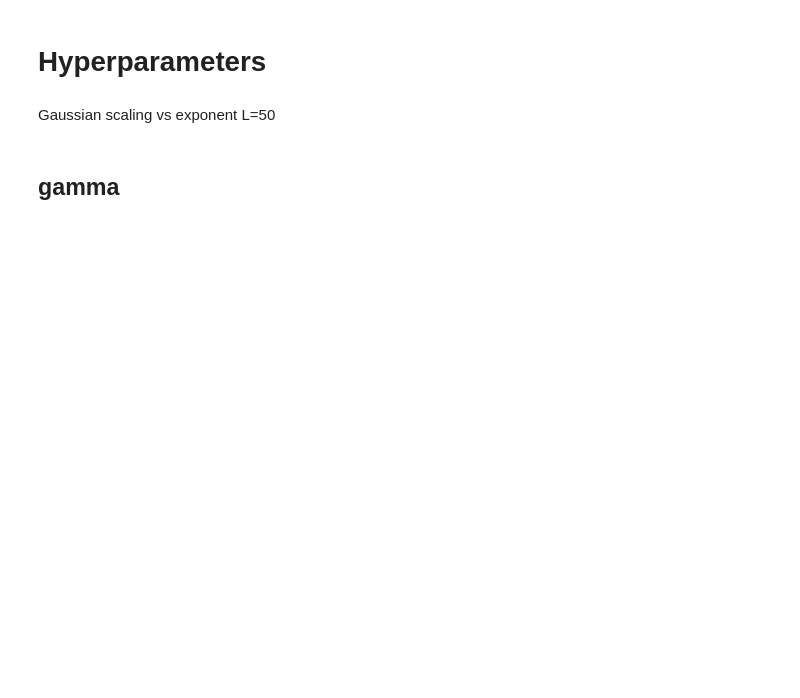
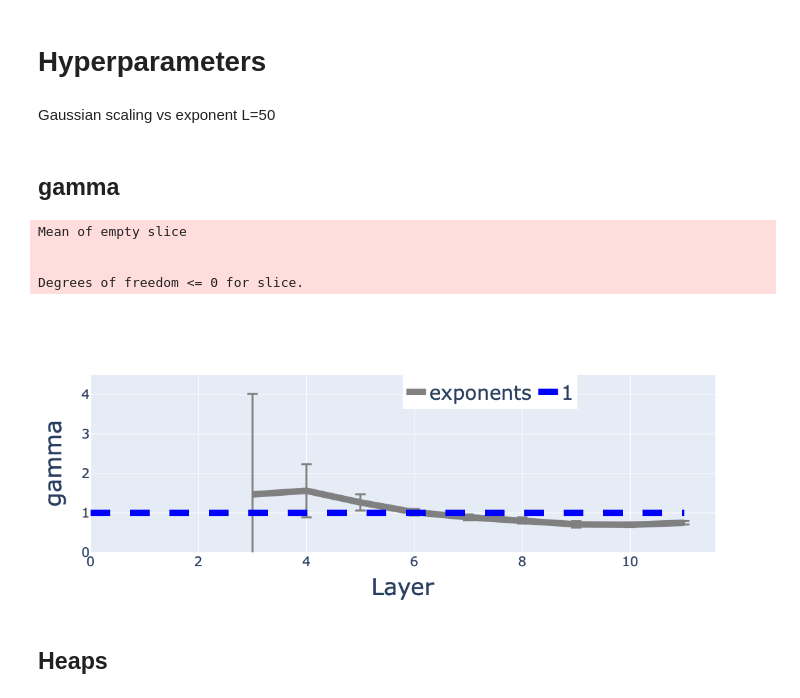
Before and after one commit to fvalle1/latentrees, a Jupyter notebook: sampletree.ipynb, the cells around one changed output. Saved outputs shown, nothing was run; the diff lists cells and outputs as text; code cells hidden in the pictures; blank space fills up the shorter version.

```diff
--- a/sampletree.ipynb
+++ b/sampletree.ipynb
@@ -303,25 +228,37 @@ def get_exp(layer)->float:
     try:
         layer_of_interest = layer
         cnts = layer_of_interest.sorted_nodes/np.sum(layer_of_interest.sorted_nodes)
-        x = np.linspace(1, len(layer_of_interest), len(layer_of_interest))
+        cnts = np.sort(cnts[cnts>0])[::-1]
+        x = np.linspace(1, len(cnts), len(cnts))
 
-        popt, pcov = curve_fit(lambda x, C, gamma: C * np.power(x, - gamma), x[5:10000], cnts[5:10000])
+        popt, pcov = curve_fit(lambda x, C, gamma: C * np.power(x, - gamma), x[10:1000], cnts[10:1000])
         return popt[1]
     except:
-        return None
+        return np.nan
 
-exps = list(map(get_exp, layers))
+exps = np.nanmean([list(map(get_exp, model.layers)) for model in runtime], axis=0)
+exps_errors = np.nanstd([list(map(get_exp, model.layers)) for model in runtime], axis=0)
+# %% [output]
+Mean of empty slice
+
+
+Degrees of freedom <= 0 for slice.
 # %%
 x = np.linspace(1,len(layers),len(layers))
 
 fig = go.Figure()
 
-fig.add_scatter(x = x, y=exps, name="exponents", line=dict(width=10, color="gray"))
+fig.add_scatter(x = x, y=exps, error_y=dict(type="data", array=exps_errors, visible=True, width=8, thickness=3), name="exponents", mode="lines", marker=dict(size=10), line=dict(width=10, color="gray"))
 fig.add_trace(go.Scatter(y=[1,1], x=[0,len(layers)], name="1", mode="lines", line=dict(width=10, color="blue", dash="dash")))
 
 
 fig.update_traces(marker_size=20)
 fig.update_layout(xaxis=dict(title="Layer", exponentformat = 'e', tickfont=dict(size=20), title_font_size=35),
                   yaxis_title="gamma",
-                  yaxis=dict(range=(0,2.5),tickfont=dict(size=20), title_font=dict(size=35)))
+                  yaxis=dict(range=(0,4.5),tickfont=dict(size=20), title_font=dict(size=35)),
+                 legend=dict(font_size=30, orientation="h", x=0.5, y=1))
 fig.show()
+# %% [output]
+[figure, added]
+# %% [markdown]
+## Heaps
```
Also changed, not shown: parts of 18 cells of this notebook.
